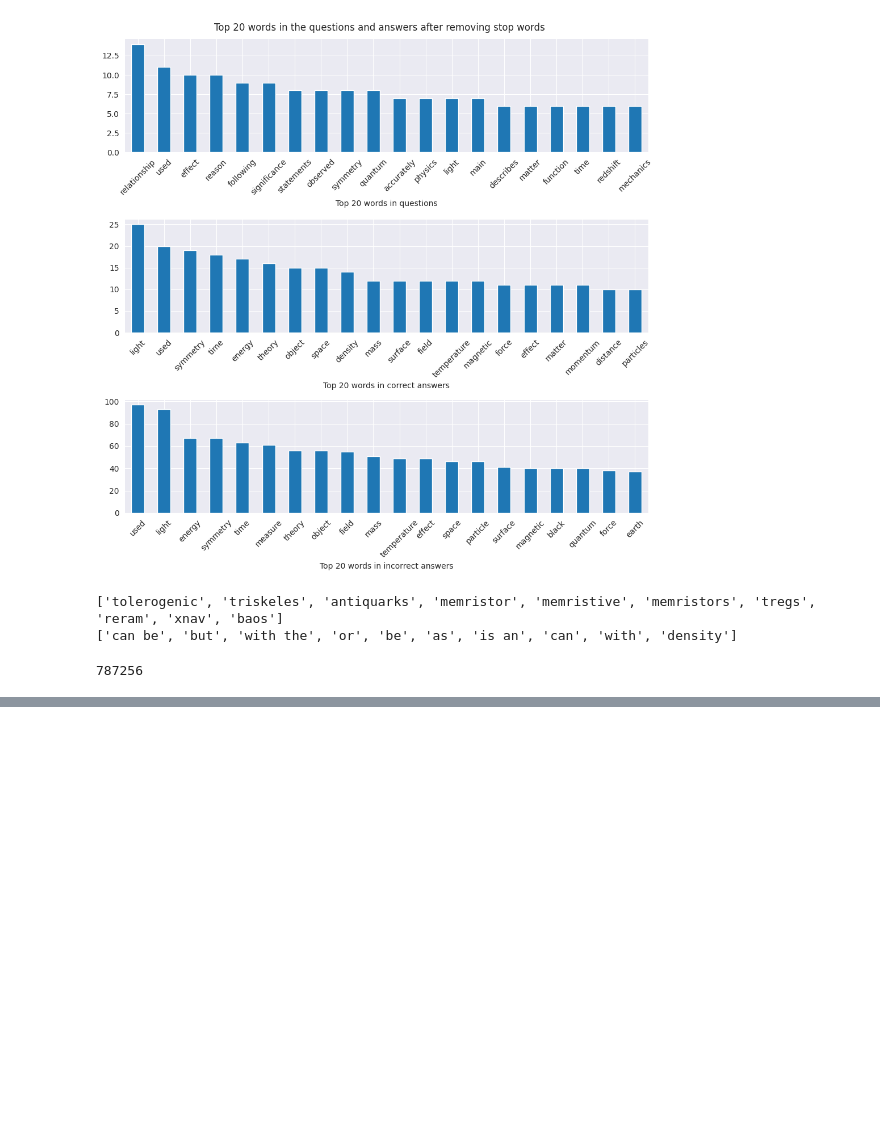
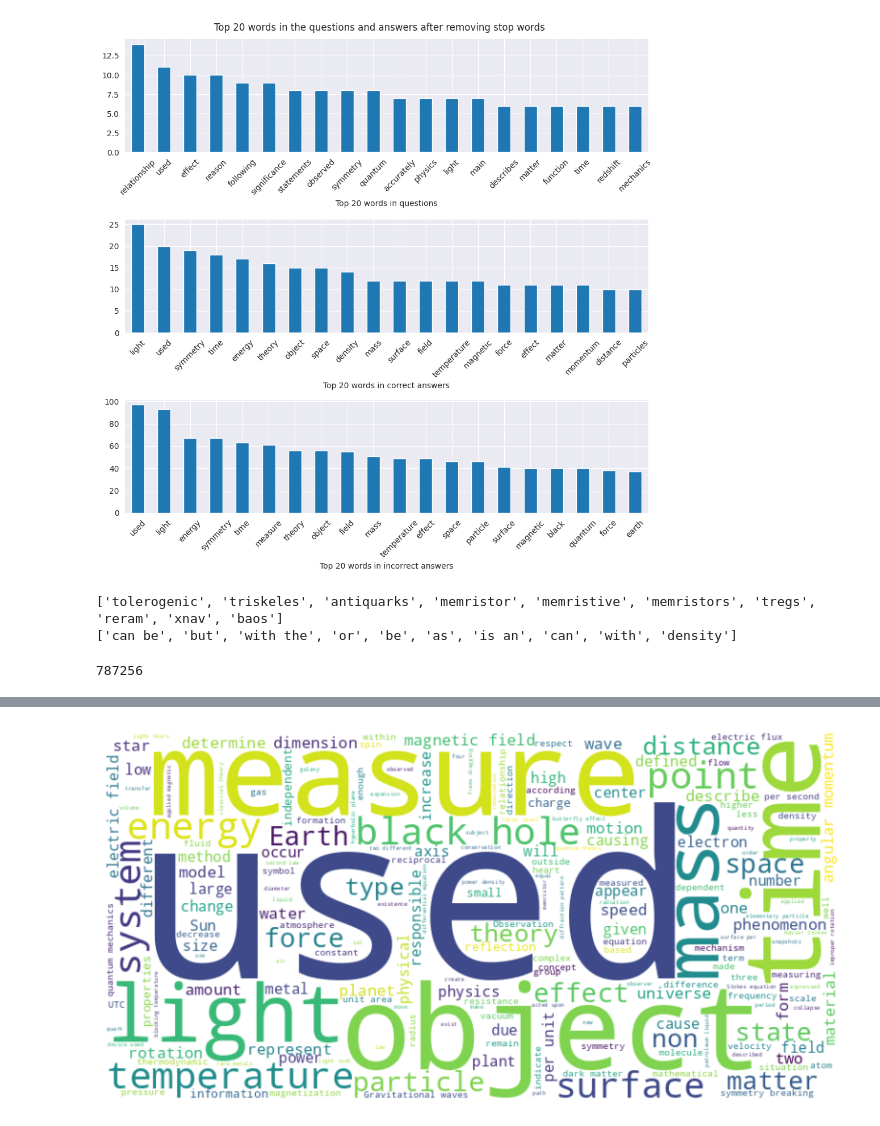
Before and after one commit to csabi0312/DeepLProject, a Jupyter notebook: data_viz.ipynb, the cells around one changed output, grey strips where cells are left out. Drawn from its saved outputs; the diff is of its cells as text; code cells hidden in the pictures; blank space fills up the shorter version.

```diff
--- a/data_viz.ipynb
+++ b/data_viz.ipynb
@@ -223,0 +235,10 @@ IPython.display.HTML(filename='Convention-Visualization.html')
+# %%
+# Word cloud of answers
+text_data = train_df[['A', 'B', 'C', 'D', 'E']].apply(lambda x: ' '.join(x.dropna().astype(str)), axis=1).str.cat(sep=' ')
+wordcloud = WordCloud(width=800, height=400, background_color='white').generate(text_data)
+plt.figure(figsize=(10, 5))
+plt.imshow(wordcloud, interpolation='bilinear')
+plt.axis('off')
+plt.show()
+# %% [output]
+[figure, added]
```
Also changed, not shown: parts of 6 cells of this notebook.
